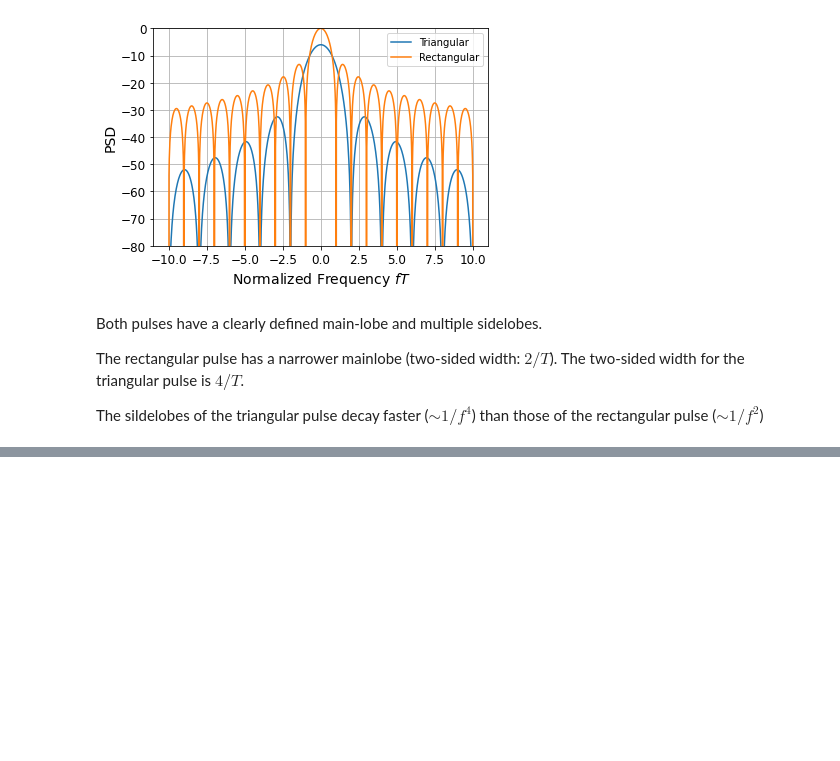
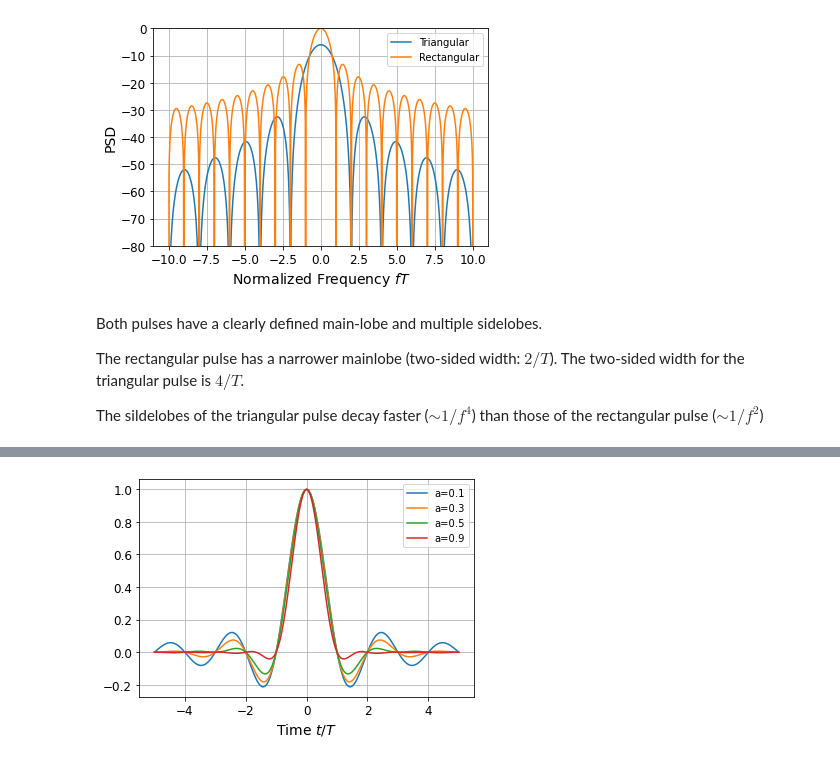
Before and after one commit to bepepa/digital_comms, a Jupyter notebook: 030_pulse_shaping.ipynb, the cells around one changed output, grey strips where cells are left out. Drawn from its saved outputs; the diff is of its cells as text; code cells hidden in the pictures; blank space fills up the shorter version.

```diff
--- a/030_pulse_shaping.ipynb
+++ b/030_pulse_shaping.ipynb
@@ -77,7 +77,8 @@ $$
 # plot PSD of triangular pulse
 sigma_sq = 1
 T = 1
-fT = np.linspace(-10, 10, 1001)
+fsT = 20
+fT = np.linspace(-fsT/2, fsT/2, 1001)
 S_t = sigma_sq/4 * (np.sinc(fT/2))**4  # note: np.sinc(x) = sin(pi*x)/(pi*x)
 S_r = sigma_sq * (np.sinc(fT))**2     # note: np.sinc(x) = sin(pi*x)/(pi*x)
 
@@ -123,0 +287,40 @@ This metric must usually be evaluated numerically. However, it provides a compre
+# %%
+def rc_pulse(a, fsT, N=5):
+    """Construct a raised cosine pulse
+
+    Inputs:
+    a - roll-off factor
+    fsT - number of samples per symbol period
+    N - lenght of pulse in symbol periods; pulse ranges for -N \leq t/T \leq N (default: 5).
+
+    Returns:
+    Length 2*N*fsT+1 vector
+    """
+    tt = np.linspace(-N, N, 2*N*fsT + 1)
+    if np.min(np.abs(tt - 1/(2*a))) > 1e-6:
+        # fast if there is no divide by zero
+        return np.sinc(tt) * np.cos(np.pi*a*tt)/(1-(2*a*tt)**2)
+    else:
+        # deal with the case when 1-(2*a*tt)**2 = 0
+        ss = np.sinc(tt)
+        ind_0 = np.where(np.abs(np.abs(tt) - 1/(2*a)) < 1e-6)
+        tt[ind_0] = 0
+        bb = np.cos(np.pi*a*tt)/(1-(2*a*tt)**2)
+        bb[ind_0] = np.pi/4
+
+        return ss * bb
+# %%
+fsT = 16
+N = 5
+
+tt = np.linspace(-N, N, 2*N*fsT + 1)
+
+for a in [0.1, 0.3, 0.5, 0.9]:
+    plt.plot(tt, rc_pulse(a, fsT, N), label='a={:3.1f}'.format(a))
+plt.grid()
+plt.xlabel('Time $t/T$')
+plt.legend()
+
+plt.show()
+# %% [output]
+[figure, added]
```
Also changed, not shown: parts of 19 cells of this notebook.
